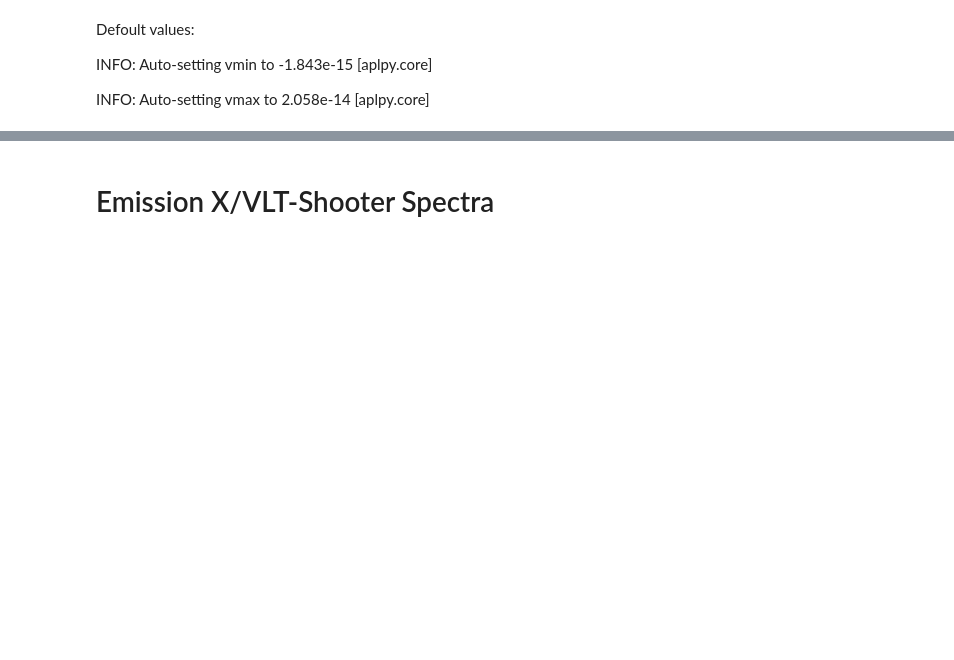
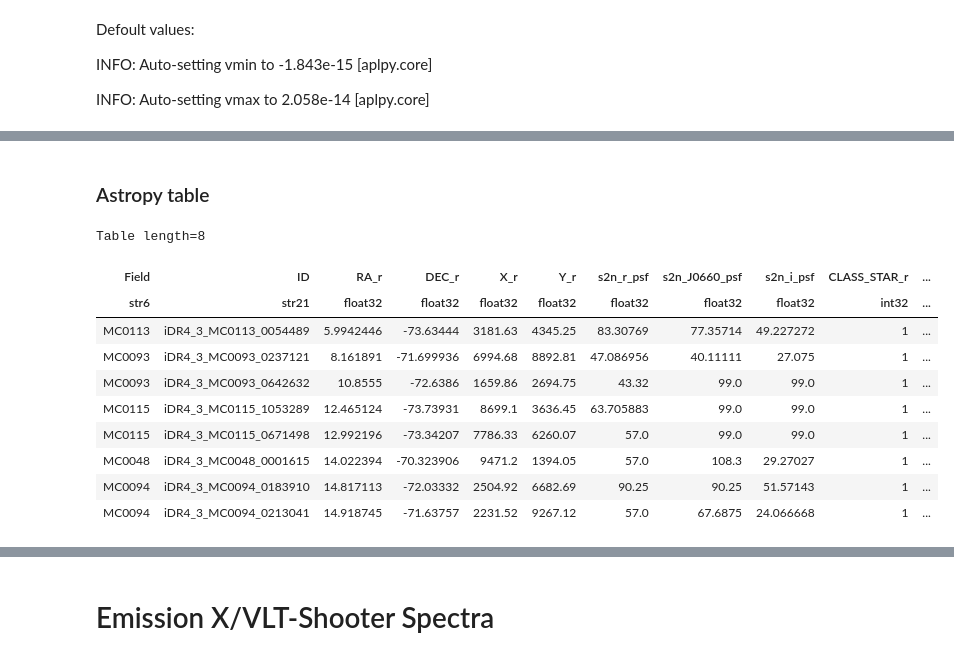
Before and after one commit to AngelGSoto/PNe-MC-SPLUS, a Jupyter notebook: notebooks/pseudo-slit-final.ipynb, the cells around one changed output, grey strips where cells are left out. Cells and saved outputs as stored; diff of their text form; code cells hidden in the pictures; blank space fills up the shorter version.

```diff
--- a/notebooks/pseudo-slit-final.ipynb
+++ b/notebooks/pseudo-slit-final.ipynb
@@ -120,0 +124,17 @@ WARNING: FITSFixedWarning: 'datfix' made the change 'Set DATE-OBS to '2018-11-06
+# %% [markdown]
+### Astropy table
+# %%
+table = Table.read("../VLT-XSHOOTER-spectra-splusmag-SMC.ecsv", format="ascii.ecsv")
+table
+# %% [output]
+Table length=8
+| Field | ID | RA_r | DEC_r | X_r | Y_r | s2n_r_psf | s2n_J0660_psf | s2n_i_psf | CLASS_STAR_r | ... |
+| str6 | str21 | float32 | float32 | float32 | float32 | float32 | float32 | float32 | int32 | ... |
+| MC0113 | iDR4_3_MC0113_0054489 | 5.9942446 | -73.63444 | 3181.63 | 4345.25 | 83.30769 | 77.35714 | 49.227272 | 1 | ... |
+| MC0093 | iDR4_3_MC0093_0237121 | 8.161891 | -71.699936 | 6994.68 | 8892.81 | 47.086956 | 40.11111 | 27.075 | 1 | ... |
+| MC0093 | iDR4_3_MC0093_0642632 | 10.8555 | -72.6386 | 1659.86 | 2694.75 | 43.32 | 99.0 | 99.0 | 1 | ... |
+| MC0115 | iDR4_3_MC0115_1053289 | 12.465124 | -73.73931 | 8699.1 | 3636.45 | 63.705883 | 99.0 | 99.0 | 1 | ... |
+| MC0115 | iDR4_3_MC0115_0671498 | 12.992196 | -73.34207 | 7786.33 | 6260.07 | 57.0 | 99.0 | 99.0 | 1 | ... |
+| MC0048 | iDR4_3_MC0048_0001615 | 14.022394 | -70.323906 | 9471.2 | 1394.05 | 57.0 | 108.3 | 29.27027 | 1 | ... |
+| MC0094 | iDR4_3_MC0094_0183910 | 14.817113 | -72.03332 | 2504.92 | 6682.69 | 90.25 | 90.25 | 51.57143 | 1 | ... |
+| MC0094 | iDR4_3_MC0094_0213041 | 14.918745 | -71.63757 | 2231.52 | 9267.12 | 57.0 | 67.6875 | 24.066668 | 1 | ... |
```
Also changed, not shown: parts of 17 cells of this notebook.
